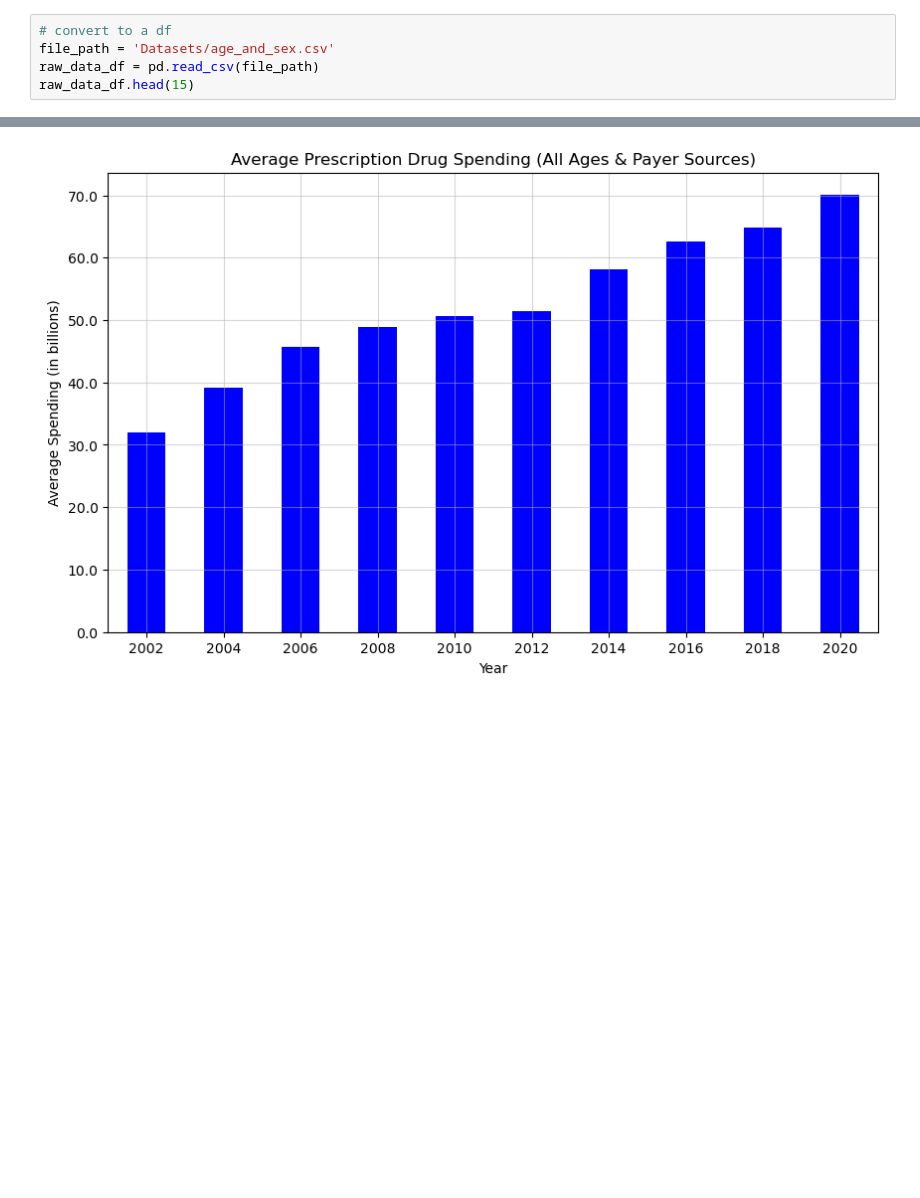
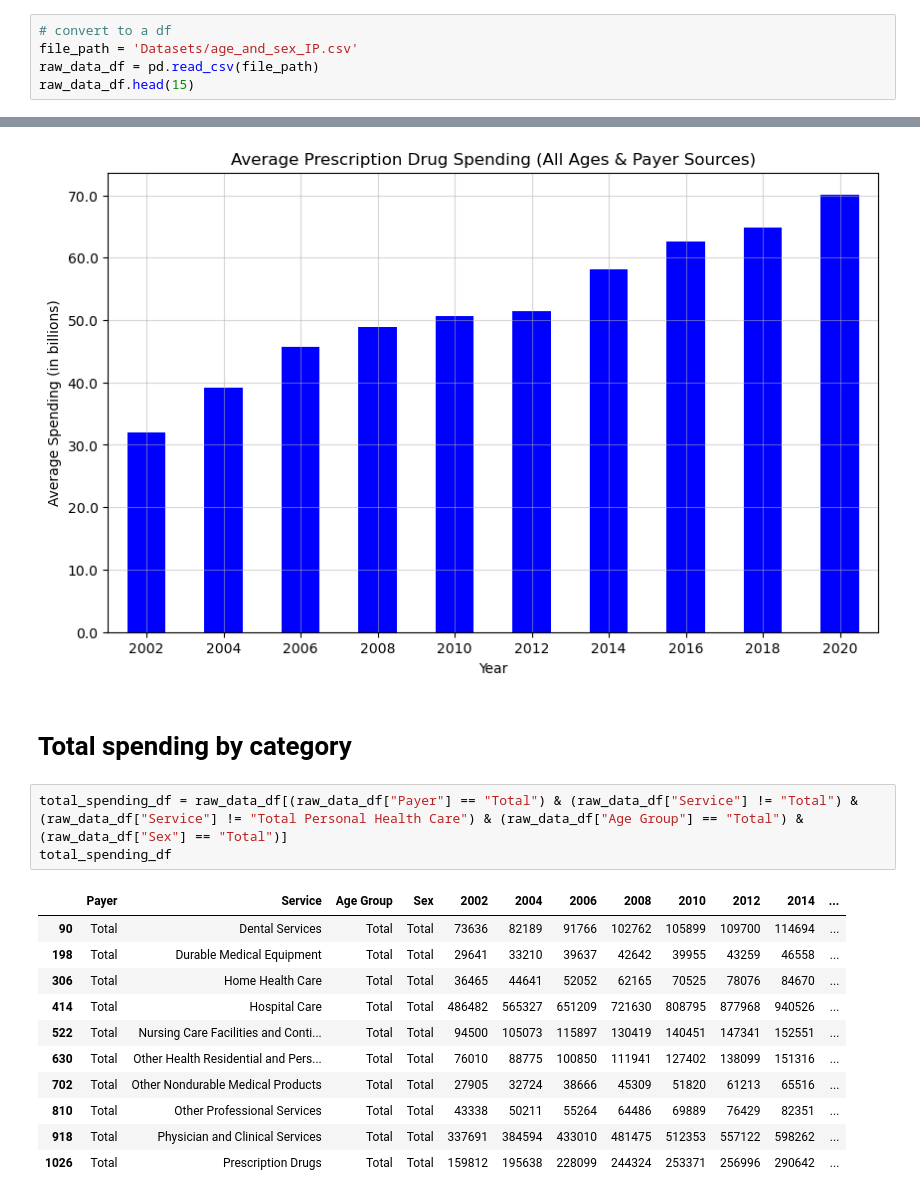
Before and after one commit to vokouns/us-healthcare-spending, a Jupyter notebook: scottsnotebook.ipynb, the cells around one changed output, grey strips where cells are left out. Cells and saved outputs as stored; diff of their text form; blank space fills up the shorter version.

```diff
--- a/scottsnotebook.ipynb
+++ b/scottsnotebook.ipynb
@@ -16,7 +16,7 @@ with open(csvpath) as csvfile:
     csv_header = next(csvreader)
 # %%
 # convert to a df
-file_path = 'Datasets/age_and_sex.csv'
+file_path = 'Datasets/age_and_sex_IP.csv'
 raw_data_df = pd.read_csv(file_path)
 raw_data_df.head(15)
 # %% [output]
@@ -516,3 +516,20 @@ plt.savefig("Figures/drug_spending_mean.png")
 plt.show()
 # %% [output]
 [figure]
+# %% [markdown]
+# Total spending by category
+# %%
+total_spending_df = raw_data_df[(raw_data_df["Payer"] == "Total") & (raw_data_df["Service"] != "Total") &(raw_data_df["Service"] != "Total Personal Health Care") & (raw_data_df["Age Group"] == "Total") & (raw_data_df["Sex"] == "Total")]
+total_spending_df
+# %% [output]
+|  | Payer | Service | Age Group | Sex | 2002 | 2004 | 2006 | 2008 | 2010 | 2012 | 2014 | ... |
+| 90 | Total | Dental Services | Total | Total | 73636 | 82189 | 91766 | 102762 | 105899 | 109700 | 114694 | ... |
+| 198 | Total | Durable Medical Equipment | Total | Total | 29641 | 33210 | 39637 | 42642 | 39955 | 43259 | 46558 | ... |
+| 306 | Total | Home Health Care | Total | Total | 36465 | 44641 | 52052 | 62165 | 70525 | 78076 | 84670 | ... |
+| 414 | Total | Hospital Care | Total | Total | 486482 | 565327 | 651209 | 721630 | 808795 | 877968 | 940526 | ... |
+| 522 | Total | Nursing Care Facilities and Conti... | Total | Total | 94500 | 105073 | 115897 | 130419 | 140451 | 147341 | 152551 | ... |
+| 630 | Total | Other Health Residential and Pers... | Total | Total | 76010 | 88775 | 100850 | 111941 | 127402 | 138099 | 151316 | ... |
+| 702 | Total | Other Nondurable Medical Products | Total | Total | 27905 | 32724 | 38666 | 45309 | 51820 | 61213 | 65516 | ... |
+| 810 | Total | Other Professional Services | Total | Total | 43338 | 50211 | 55264 | 64486 | 69889 | 76429 | 82351 | ... |
+| 918 | Total | Physician and Clinical Services | Total | Total | 337691 | 384594 | 433010 | 481475 | 512353 | 557122 | 598262 | ... |
+| 1026 | Total | Prescription Drugs | Total | Total | 159812 | 195638 | 228099 | 244324 | 253371 | 256996 | 290642 | ... |
```
Also changed, not shown: parts of 7 cells of this notebook, 3 other files.
